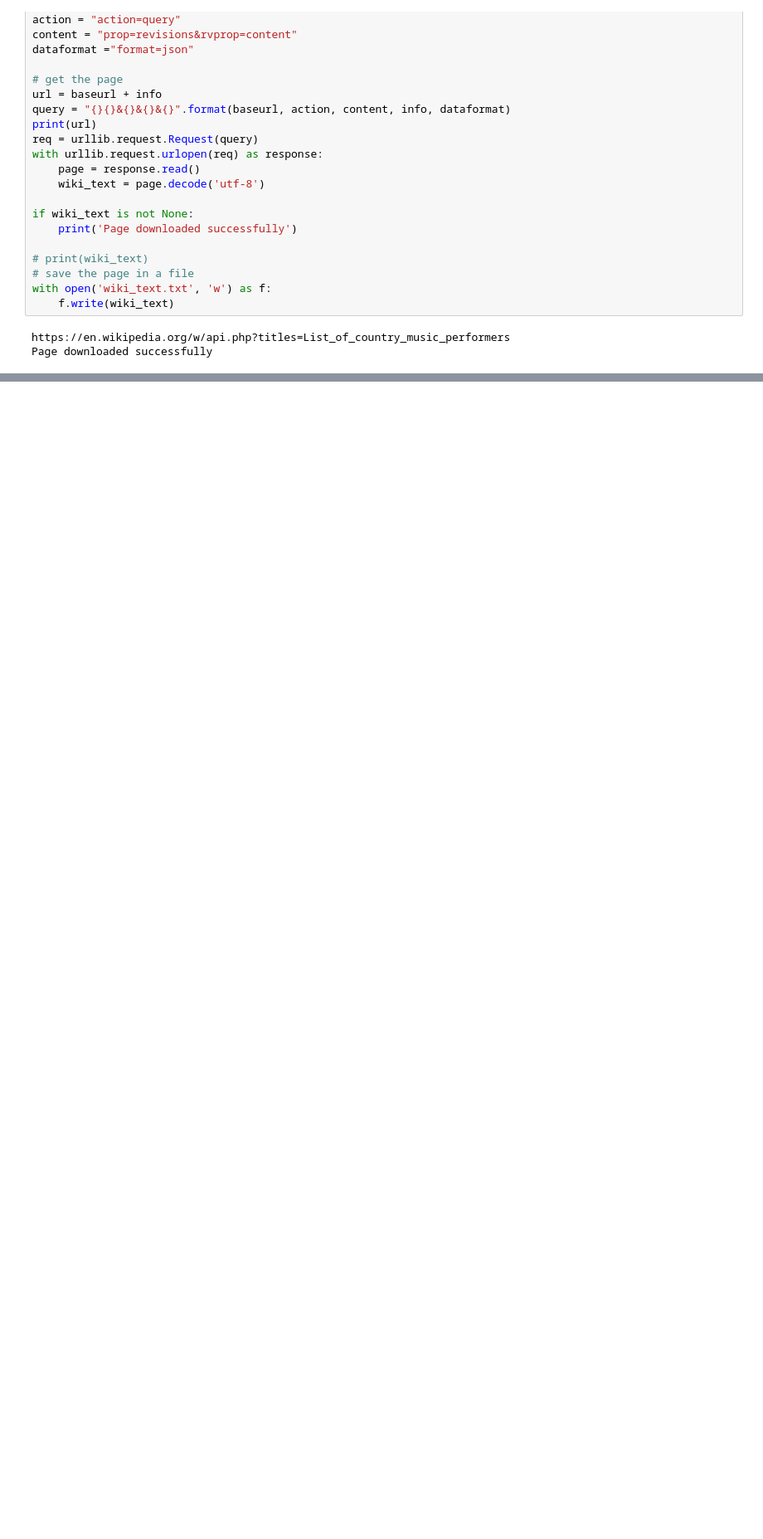
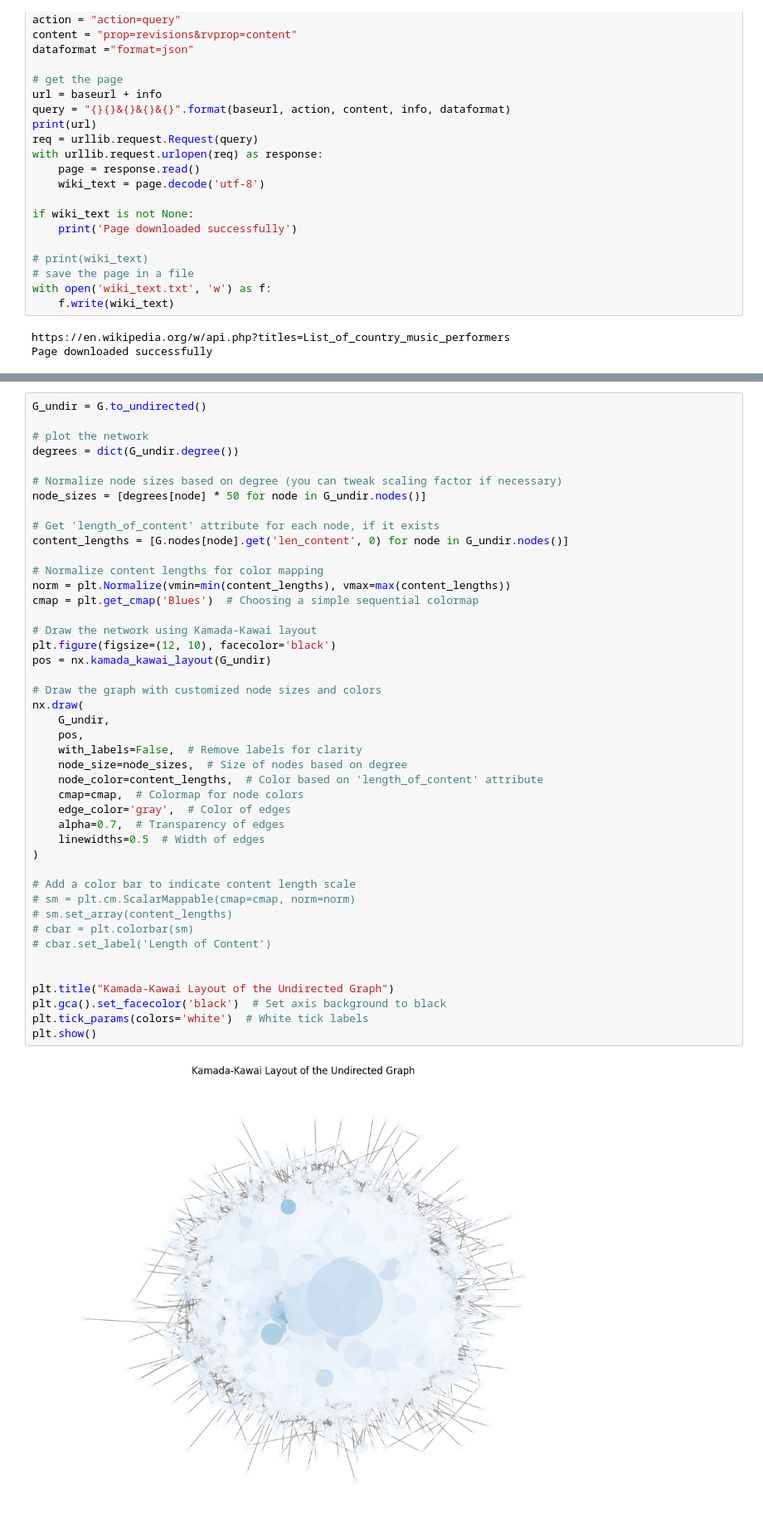
Before and after one commit to aliciags/social-graphs-dtu, a Jupyter notebook: lab4/week4.ipynb, the cells around one changed output, grey strips where cells are left out. Shown at 83% size. Drawn from its saved outputs; the diff is of its cells as text; blank space fills up the shorter version.

```diff
--- a/lab4/week4.ipynb
+++ b/lab4/week4.ipynb
@@ -137,0 +337,46 @@ File renamed: Billy_Crash_Craddock.txt
+# %%
+G_undir = G.to_undirected()
+
+# plot the network
+degrees = dict(G_undir.degree())
+
+# Normalize node sizes based on degree (you can tweak scaling factor if necessary)
+node_sizes = [degrees[node] * 50 for node in G_undir.nodes()]
+
+# Get 'length_of_content' attribute for each node, if it exists
+content_lengths = [G.nodes[node].get('len_content', 0) for node in G_undir.nodes()]
+
+# Normalize content lengths for color mapping
+norm = plt.Normalize(vmin=min(content_lengths), vmax=max(content_lengths))
+cmap = plt.get_cmap('Blues')  # Choosing a simple sequential colormap
+
+# Draw the network using Kamada-Kawai layout
+plt.figure(figsize=(12, 10), facecolor='black')
+pos = nx.kamada_kawai_layout(G_undir)
+
+# Draw the graph with customized node sizes and colors
+nx.draw(
+    G_undir,
+    pos,
+    with_labels=False,  # Remove labels for clarity
+    node_size=node_sizes,  # Size of nodes based on degree
+    node_color=content_lengths,  # Color based on 'length_of_content' attribute
+    cmap=cmap,  # Colormap for node colors
+    edge_color='gray',  # Color of edges
+    alpha=0.7,  # Transparency of edges
+    linewidths=0.5  # Width of edges
+)
+
+# Add a color bar to indicate content length scale
+# sm = plt.cm.ScalarMappable(cmap=cmap, norm=norm)
+# sm.set_array(content_lengths)
+# cbar = plt.colorbar(sm)
+# cbar.set_label('Length of Content')
+
+
+plt.title("Kamada-Kawai Layout of the Undirected Graph")
+plt.gca().set_facecolor('black')  # Set axis background to black
+plt.tick_params(colors='white')  # White tick labels
+plt.show()
+# %% [output]
+[figure, added]
```
Also changed, not shown: parts of 12 cells of this notebook.
